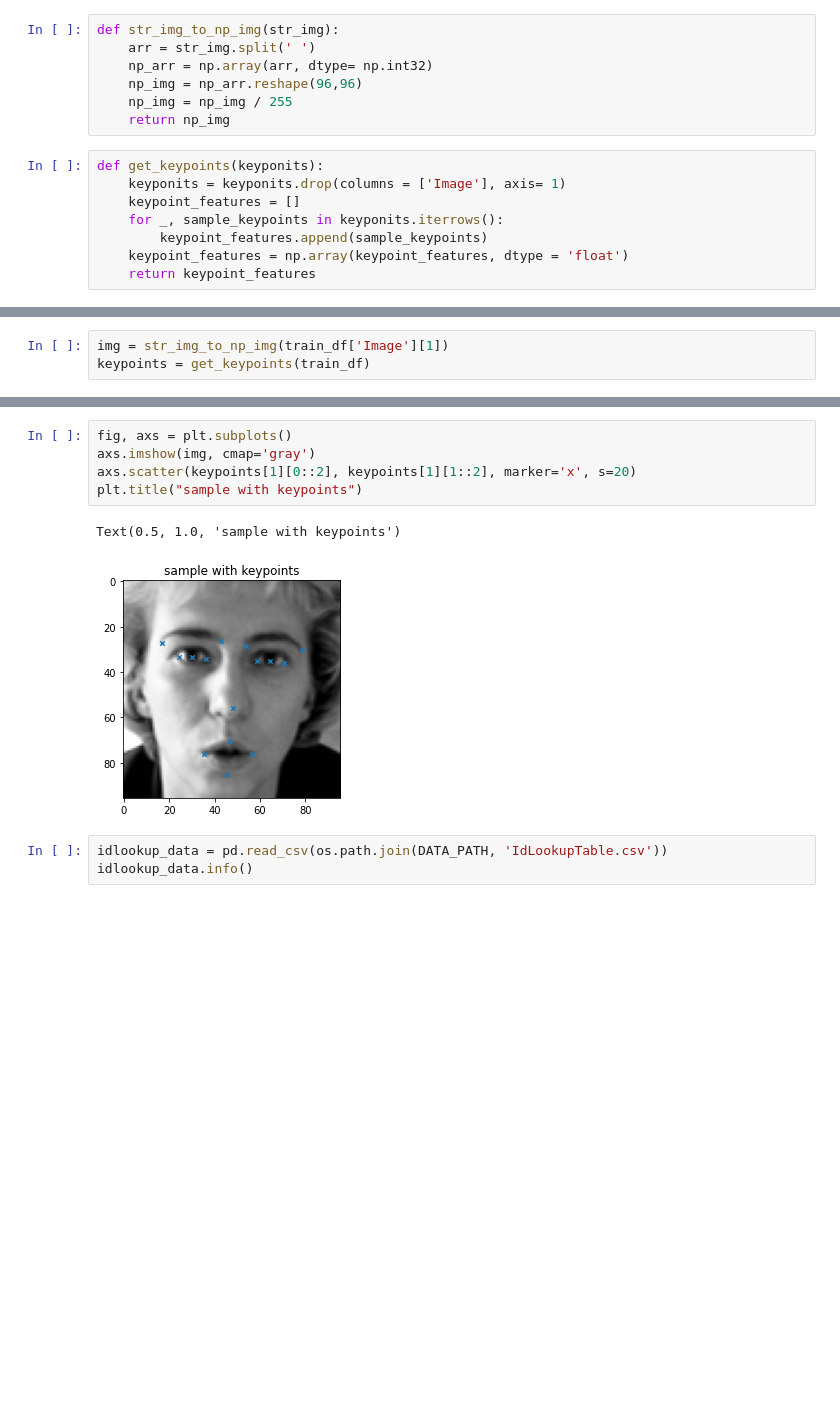
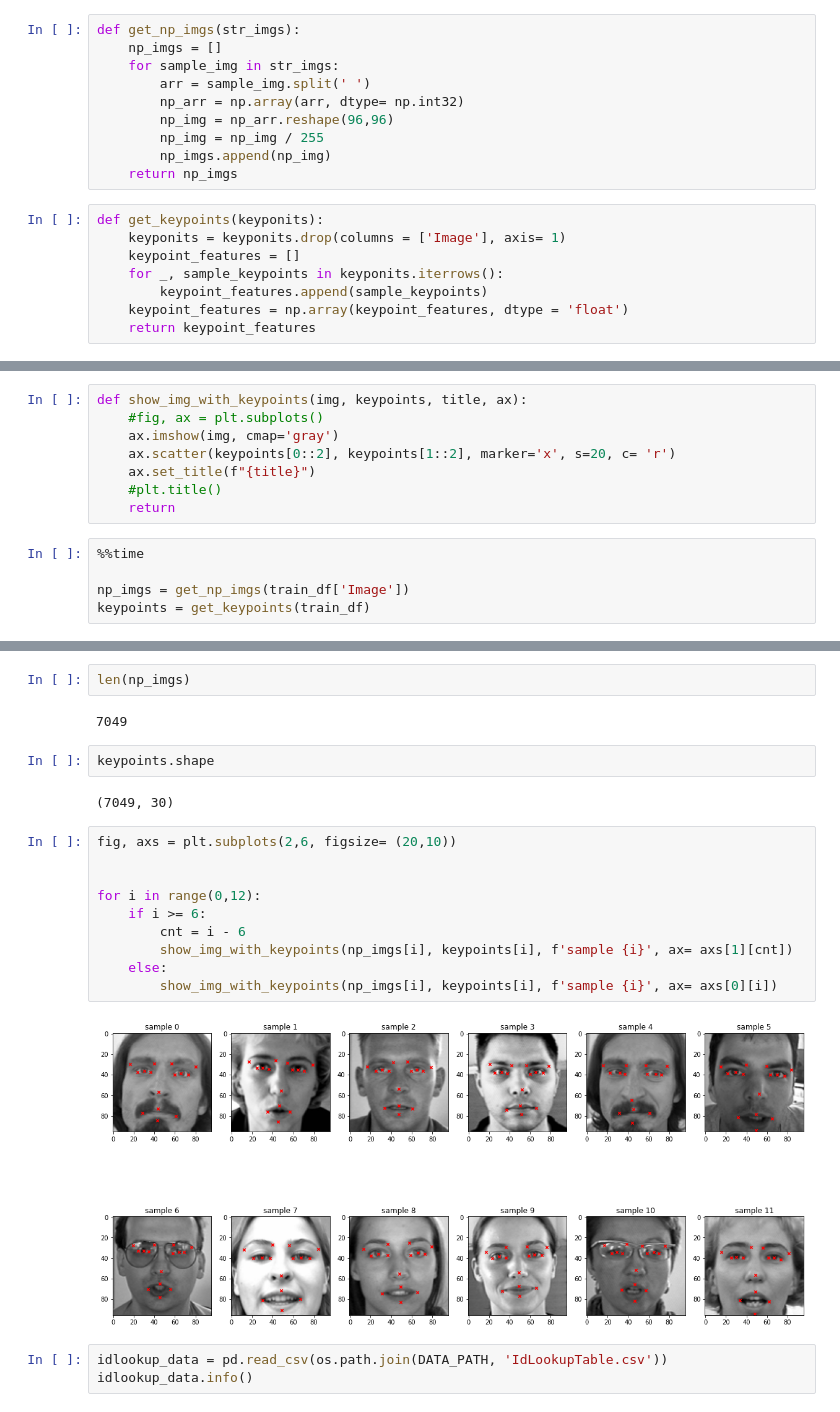
Before and after one commit to ivanshin/Facial_keypoints, a Jupyter notebook: research.ipynb, the cells around one changed output, grey strips where cells are left out. Cells and saved outputs as stored; diff of their text form; blank space fills up the shorter version.

Commit message:
show imgs with keypoints

```diff
--- a/research.ipynb
+++ b/research.ipynb
@@ -71,12 +71,15 @@ len(train_df['Image'][0])
 # %% [output]
 33593
 # %%
-def str_img_to_np_img(str_img):
-    arr = str_img.split(' ')
-    np_arr = np.array(arr, dtype= np.int32)
-    np_img = np_arr.reshape(96,96)
-    np_img = np_img / 255
-    return np_img
+def get_np_imgs(str_imgs):
+    np_imgs = []
+    for sample_img in str_imgs:
+        arr = sample_img.split(' ')
+        np_arr = np.array(arr, dtype= np.int32)
+        np_img = np_arr.reshape(96,96)
+        np_img = np_img / 255
+        np_imgs.append(np_img)
+    return np_imgs
 # %%
 def get_keypoints(keyponits):
     keyponits = keyponits.drop(columns = ['Image'], axis= 1)
@@ -103,3 +91,13 @@ Name: Image, Length: 7049, dtype: object
+# %%
+def show_img_with_keypoints(img, keypoints, title, ax):
+    #fig, ax = plt.subplots()
+    ax.imshow(img, cmap='gray')
+    ax.scatter(keypoints[0::2], keypoints[1::2], marker='x', s=20, c= 'r')
+    ax.set_title(f"{title}")
+    #plt.title()
+    return
 # %%
-img = str_img_to_np_img(train_df['Image'][1])
+%%time
+
+np_imgs = get_np_imgs(train_df['Image'])
 keypoints = get_keypoints(train_df)
@@ -106,11 +107,23 @@ keypoints = get_keypoints(train_df)
-# %%
-fig, axs = plt.subplots()
-axs.imshow(img, cmap='gray')
-axs.scatter(keypoints[1][0::2], keypoints[1][1::2], marker='x', s=20)
-plt.title("sample with keypoints")
-# %% [output]
-Text(0.5, 1.0, 'sample with keypoints')
-[figure, removed]
+# %%
+len(np_imgs)
+# %% [output]
+7049
+# %%
+keypoints.shape
+# %% [output]
+(7049, 30)
+# %%
+fig, axs = plt.subplots(2,6, figsize= (20,10))
+
+
+for i in range(0,12):
+    if i >= 6:
+        cnt = i - 6
+        show_img_with_keypoints(np_imgs[i], keypoints[i], f'sample {i}', ax= axs[1][cnt])
+    else:
+        show_img_with_keypoints(np_imgs[i], keypoints[i], f'sample {i}', ax= axs[0][i])
+# %% [output]
+[figure, added]
 # %%
 idlookup_data = pd.read_csv(os.path.join(DATA_PATH, 'IdLookupTable.csv'))
 idlookup_data.info()
```
Also changed, not shown: parts of 2 cells of this notebook.
